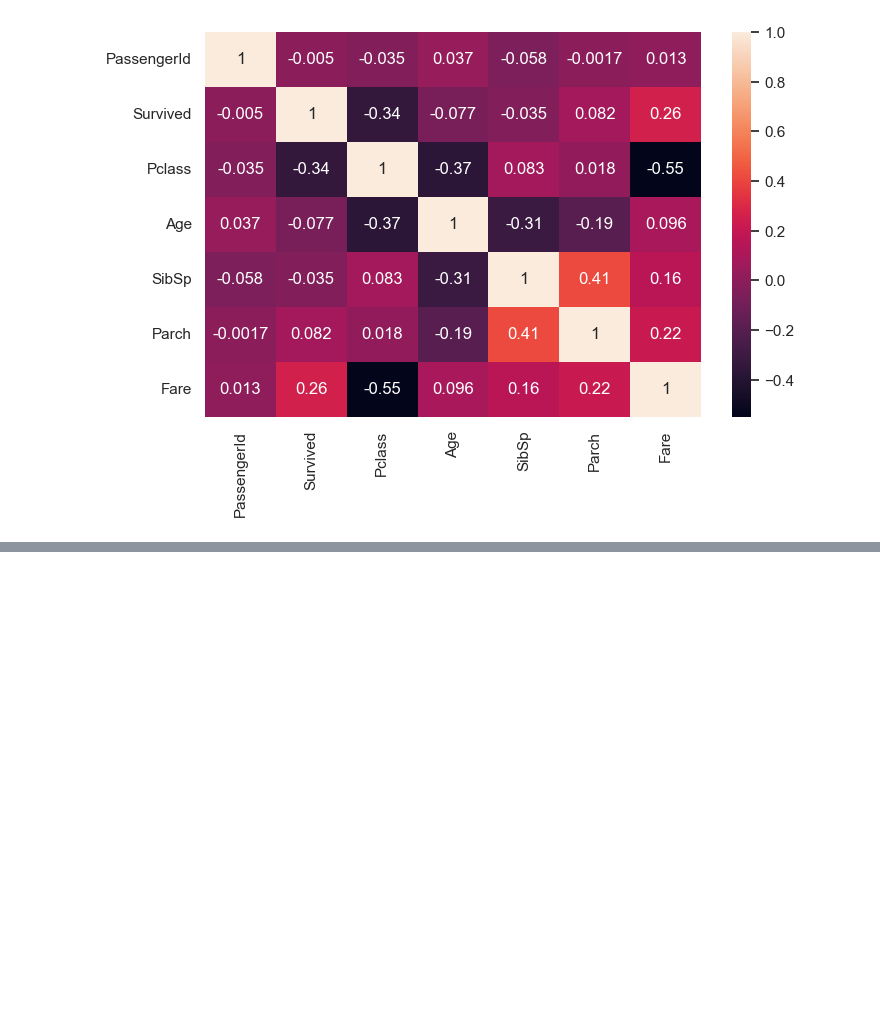
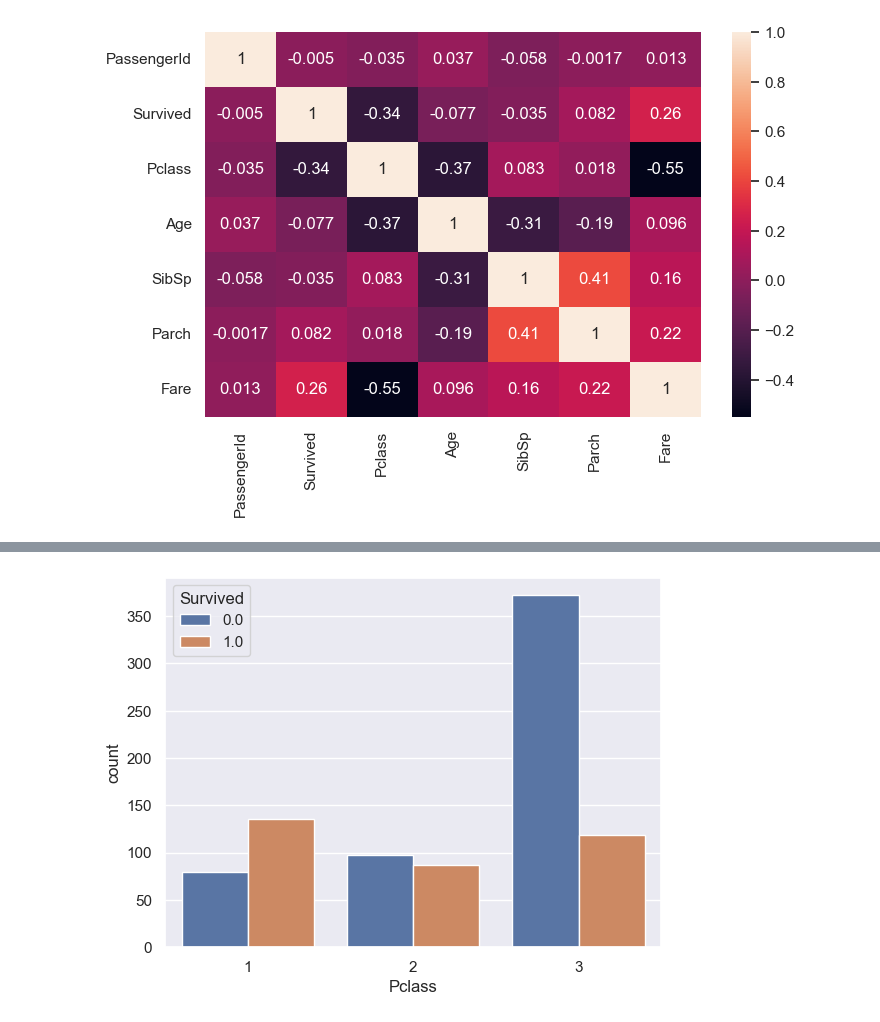
Before and after one commit to jihun5/it_jupyter, a Jupyter notebook: 타이타닉/회귀분석의 모든것/타이타닉.ipynb, the cells around one changed output, grey strips where cells are left out. Cells and saved outputs as stored; diff of their text form; code cells hidden in the pictures; blank space fills up the shorter version.

```diff
--- a/타이타닉/회귀분석의 모든것/타이타닉.ipynb
+++ b/타이타닉/회귀분석의 모든것/타이타닉.ipynb
@@ -121,0 +278,6 @@ plt.show()
+# %%
+# Train 데이터 중에서 객실 등급에 따른 생존자 비율을 살펴본다.
+sns.countplot(x='Pclass', hue='Survived', data=data)
+plt.show()
+# %% [output]
+[figure, added]
```
Also changed, not shown: parts of 39 cells of this notebook, 2 other files.
